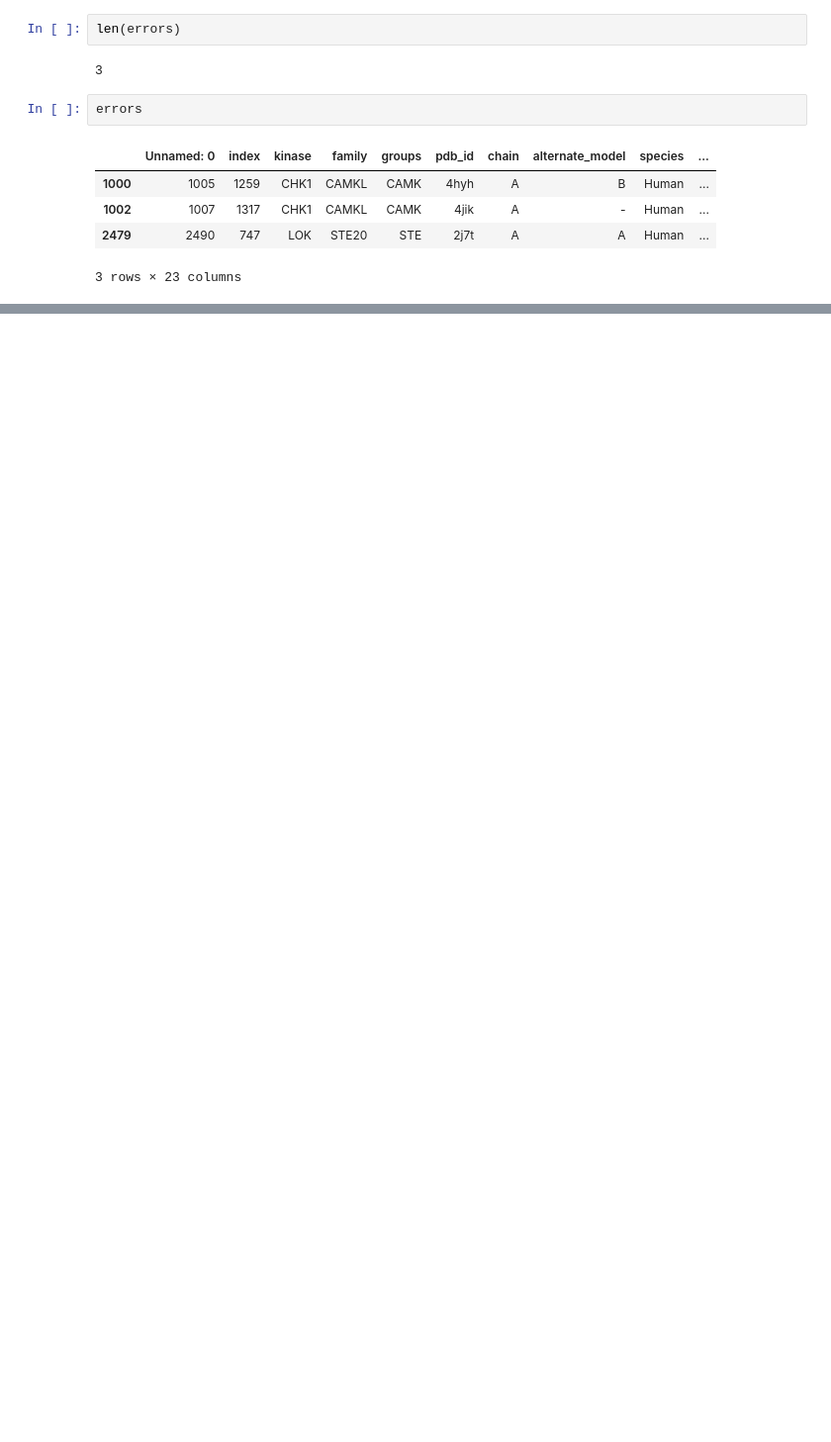
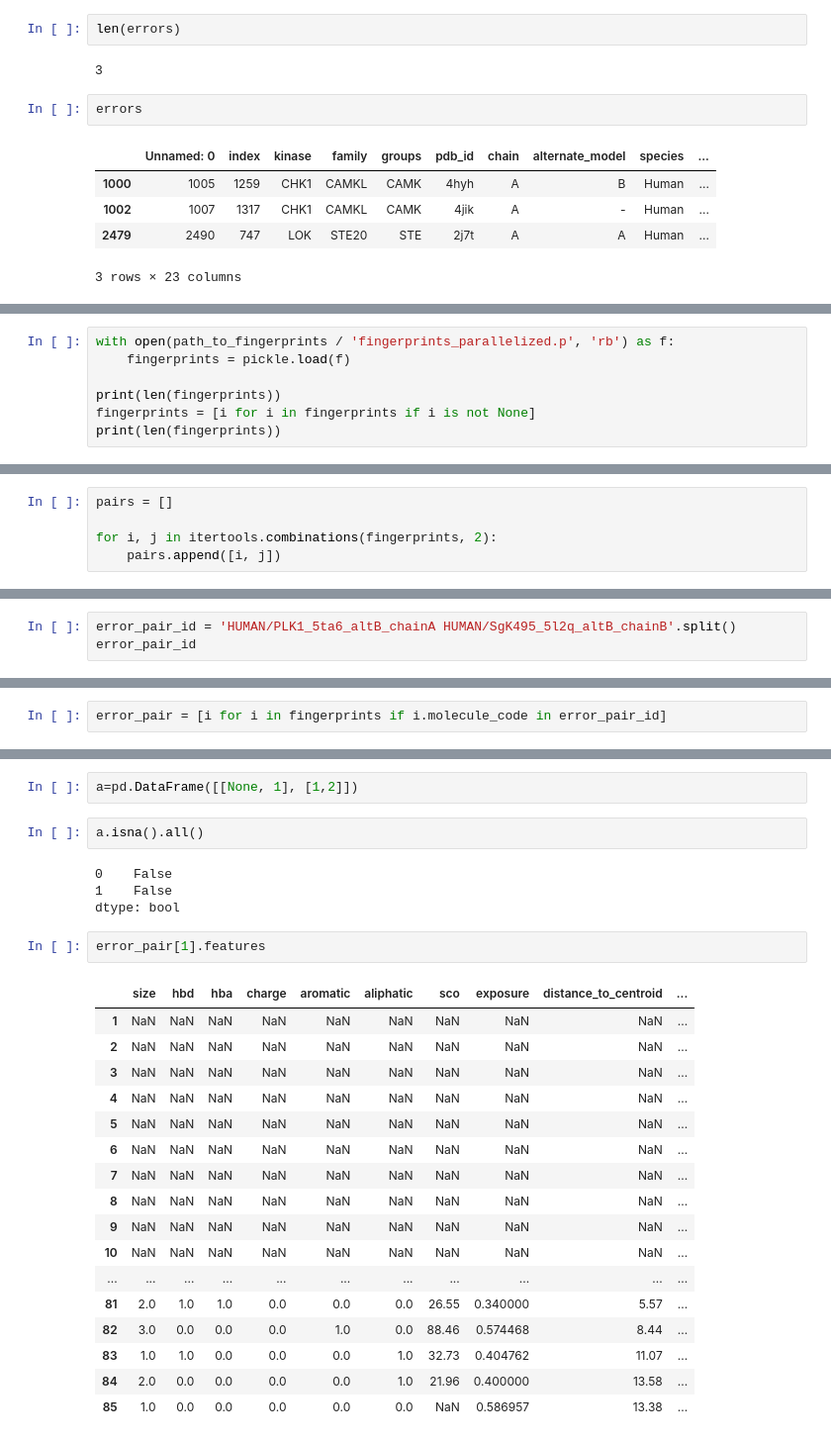
Before and after one commit to volkamerlab/kissim, a Jupyter notebook: scripts/dataset_fingerprints.ipynb, the cells around one changed output, grey strips where cells are left out. Shown: that part at 99% size. Saved outputs shown, nothing was run; the diff lists cells and outputs as text; blank space fills up the shorter version.

```diff
--- a/scripts/dataset_fingerprints.ipynb
+++ b/scripts/dataset_fingerprints.ipynb
@@ -117,0 +145,7 @@ p2 = p1 + 2
+# %%
+with open(path_to_fingerprints / 'fingerprints_parallelized.p', 'rb') as f:
+    fingerprints = pickle.load(f)
+
+print(len(fingerprints))
+fingerprints = [i for i in fingerprints if i is not None]
+print(len(fingerprints))
@@ -117,0 +155,5 @@ p2 = p1 + 2
+# %%
+pairs = []
+
+for i, j in itertools.combinations(fingerprints, 2):
+    pairs.append([i, j])
@@ -117,0 +201,3 @@ p2 = p1 + 2
+# %%
+error_pair_id = 'HUMAN/PLK1_5ta6_altB_chainA HUMAN/SgK495_5l2q_altB_chainB'.split()
+error_pair_id
@@ -117,0 +206,2 @@ p2 = p1 + 2
+# %%
+error_pair = [i for i in fingerprints if i.molecule_code in error_pair_id]
@@ -117,0 +220,28 @@ p2 = p1 + 2
+# %%
+a=pd.DataFrame([[None, 1], [1,2]])
+# %%
+a.isna().all()
+# %% [output]
+0    False
+1    False
+dtype: bool
+# %%
+error_pair[1].features
+# %% [output]
+|  | size | hbd | hba | charge | aromatic | aliphatic | sco | exposure | distance_to_centroid | ... |
+| 1 | NaN | NaN | NaN | NaN | NaN | NaN | NaN | NaN | NaN | ... |
+| 2 | NaN | NaN | NaN | NaN | NaN | NaN | NaN | NaN | NaN | ... |
+| 3 | NaN | NaN | NaN | NaN | NaN | NaN | NaN | NaN | NaN | ... |
+| 4 | NaN | NaN | NaN | NaN | NaN | NaN | NaN | NaN | NaN | ... |
+| 5 | NaN | NaN | NaN | NaN | NaN | NaN | NaN | NaN | NaN | ... |
+| 6 | NaN | NaN | NaN | NaN | NaN | NaN | NaN | NaN | NaN | ... |
+| 7 | NaN | NaN | NaN | NaN | NaN | NaN | NaN | NaN | NaN | ... |
+| 8 | NaN | NaN | NaN | NaN | NaN | NaN | NaN | NaN | NaN | ... |
+| 9 | NaN | NaN | NaN | NaN | NaN | NaN | NaN | NaN | NaN | ... |
+| 10 | NaN | NaN | NaN | NaN | NaN | NaN | NaN | NaN | NaN | ... |
+| ... | ... | ... | ... | ... | ... | ... | ... | ... | ... | ... |
+| 81 | 2.0 | 1.0 | 1.0 | 0.0 | 0.0 | 0.0 | 26.55 | 0.340000 | 5.57 | ... |
+| 82 | 3.0 | 0.0 | 0.0 | 0.0 | 1.0 | 0.0 | 88.46 | 0.574468 | 8.44 | ... |
+| 83 | 1.0 | 1.0 | 0.0 | 0.0 | 0.0 | 1.0 | 32.73 | 0.404762 | 11.07 | ... |
+| 84 | 2.0 | 0.0 | 0.0 | 0.0 | 0.0 | 1.0 | 21.96 | 0.400000 | 13.58 | ... |
+| 85 | 1.0 | 0.0 | 0.0 | 0.0 | 0.0 | 0.0 | NaN | 0.586957 | 13.38 | ... |
```
Also changed, not shown: parts of 54 cells of this notebook.
